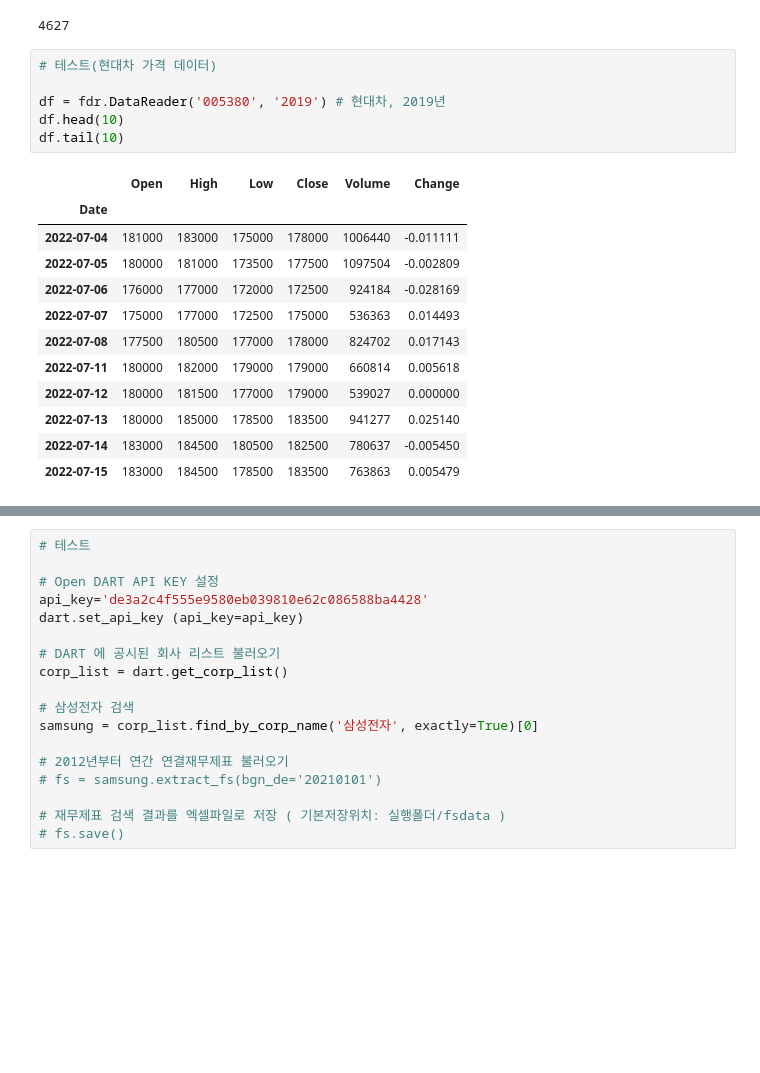
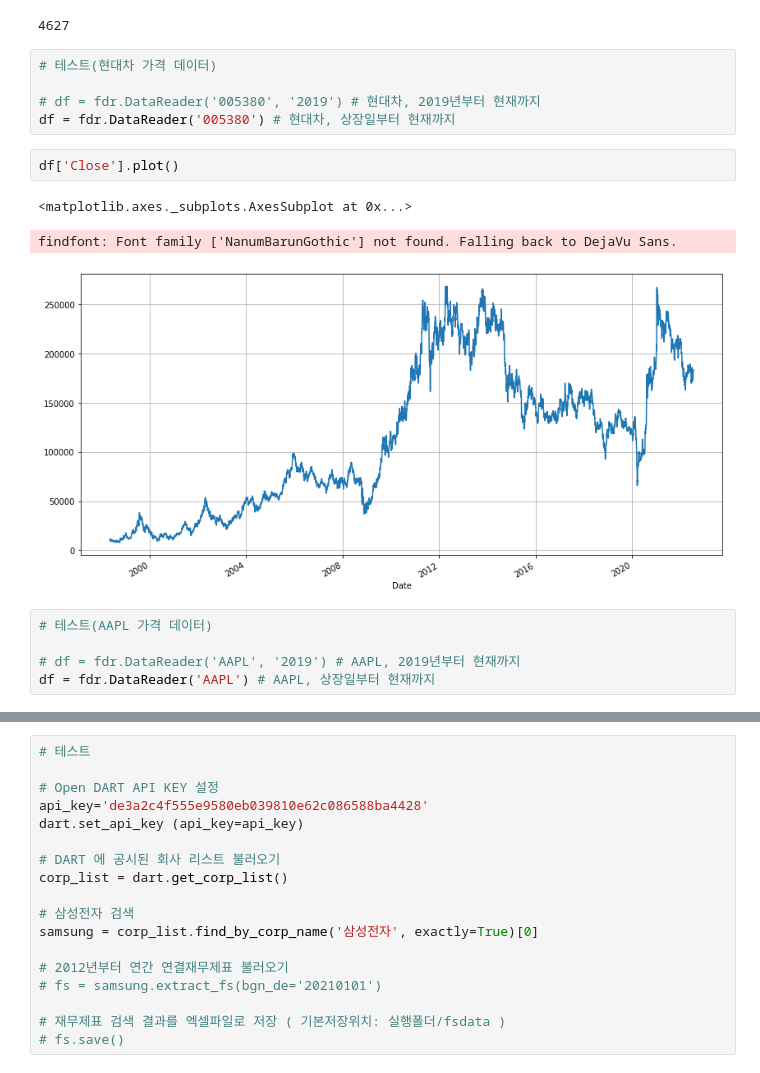
Before and after one commit to sub3h/StockAnalysisInPython, a Jupyter notebook: biasguard.ipynb, the cells around one changed output, grey strips where cells are left out. Drawn from its saved outputs; the diff is of its cells as text; blank space fills up the shorter version.

```diff
--- a/biasguard.ipynb
+++ b/biasguard.ipynb
@@ -149,19 +246,16 @@ len(df_nsd)
 # %%
 # 테스트(현대차 가격 데이터)
 
-df = fdr.DataReader('005380', '2019') # 현대차, 2019년
-df.head(10)
-df.tail(10)
+# df = fdr.DataReader('005380', '2019') # 현대차, 2019년부터 현재까지
+df = fdr.DataReader('005380') # 현대차, 상장일부터 현재까지
-# %% [output]
-|  | Open | High | Low | Close | Volume | Change |
-| Date |  |  |  |  |  |  |
-| 2022-07-04 | 181000 | 183000 | 175000 | 178000 | 1006440 | -0.011111 |
-| 2022-07-05 | 180000 | 181000 | 173500 | 177500 | 1097504 | -0.002809 |
-| 2022-07-06 | 176000 | 177000 | 172000 | 172500 | 924184 | -0.028169 |
-| 2022-07-07 | 175000 | 177000 | 172500 | 175000 | 536363 | 0.014493 |
-| 2022-07-08 | 177500 | 180500 | 177000 | 178000 | 824702 | 0.017143 |
-| 2022-07-11 | 180000 | 182000 | 179000 | 179000 | 660814 | 0.005618 |
-| 2022-07-12 | 180000 | 181500 | 177000 | 179000 | 539027 | 0.000000 |
-| 2022-07-13 | 180000 | 185000 | 178500 | 183500 | 941277 | 0.025140 |
-| 2022-07-14 | 183000 | 184500 | 180500 | 182500 | 780637 | -0.005450 |
-| 2022-07-15 | 183000 | 184500 | 178500 | 183500 | 763863 | 0.005479 |
+# %%
+df['Close'].plot()
+# %% [output]
+<matplotlib.axes._subplots.AxesSubplot at 0x...>
+findfont: Font family ['NanumBarunGothic'] not found. Falling back to DejaVu Sans.
+[figure, added]
+# %%
+# 테스트(AAPL 가격 데이터)
+
+# df = fdr.DataReader('AAPL', '2019') # AAPL, 2019년부터 현재까지
+df = fdr.DataReader('AAPL') # AAPL, 상장일부터 현재까지
```
Also changed, not shown: parts of 41 cells of this notebook.
